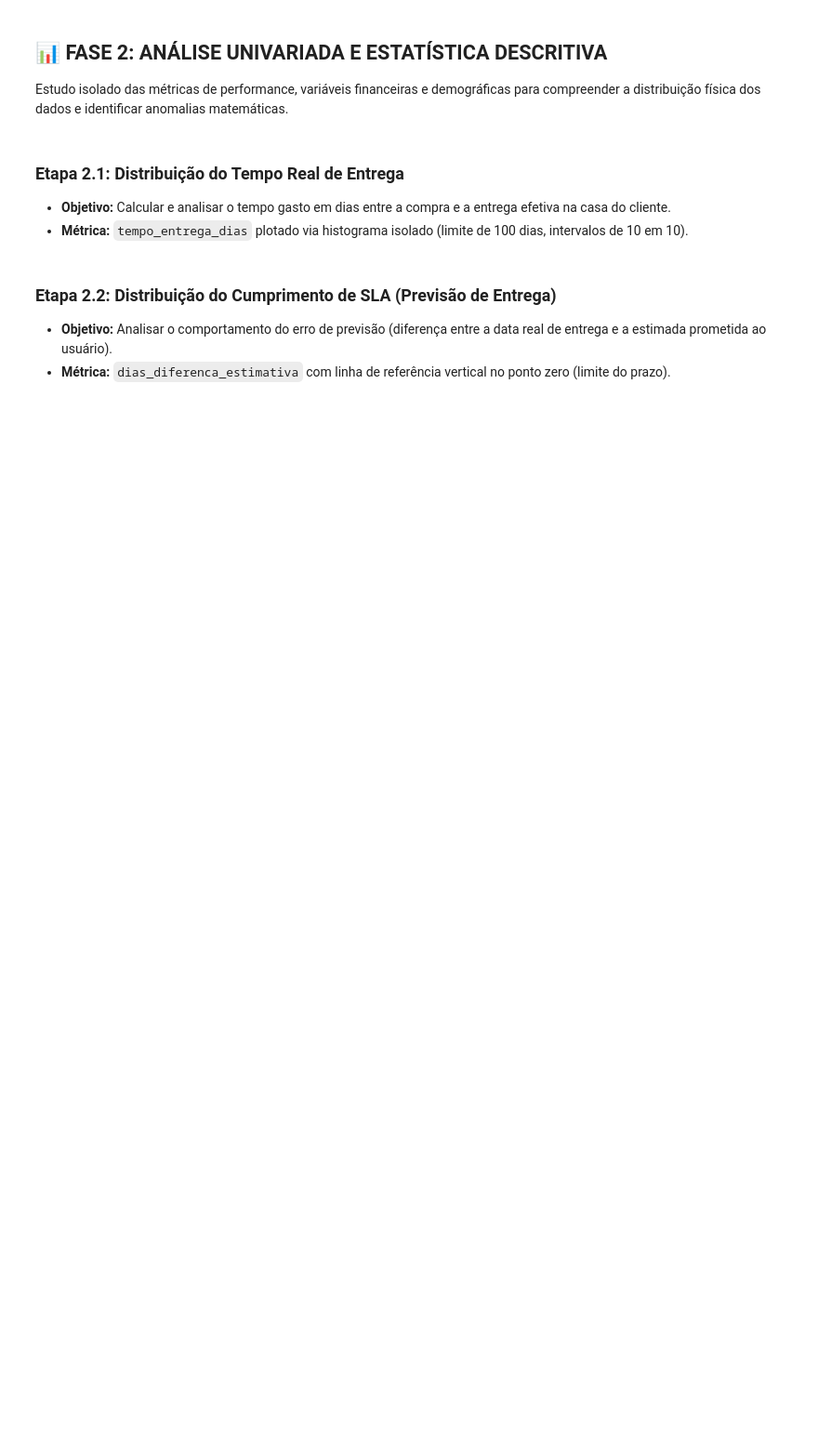
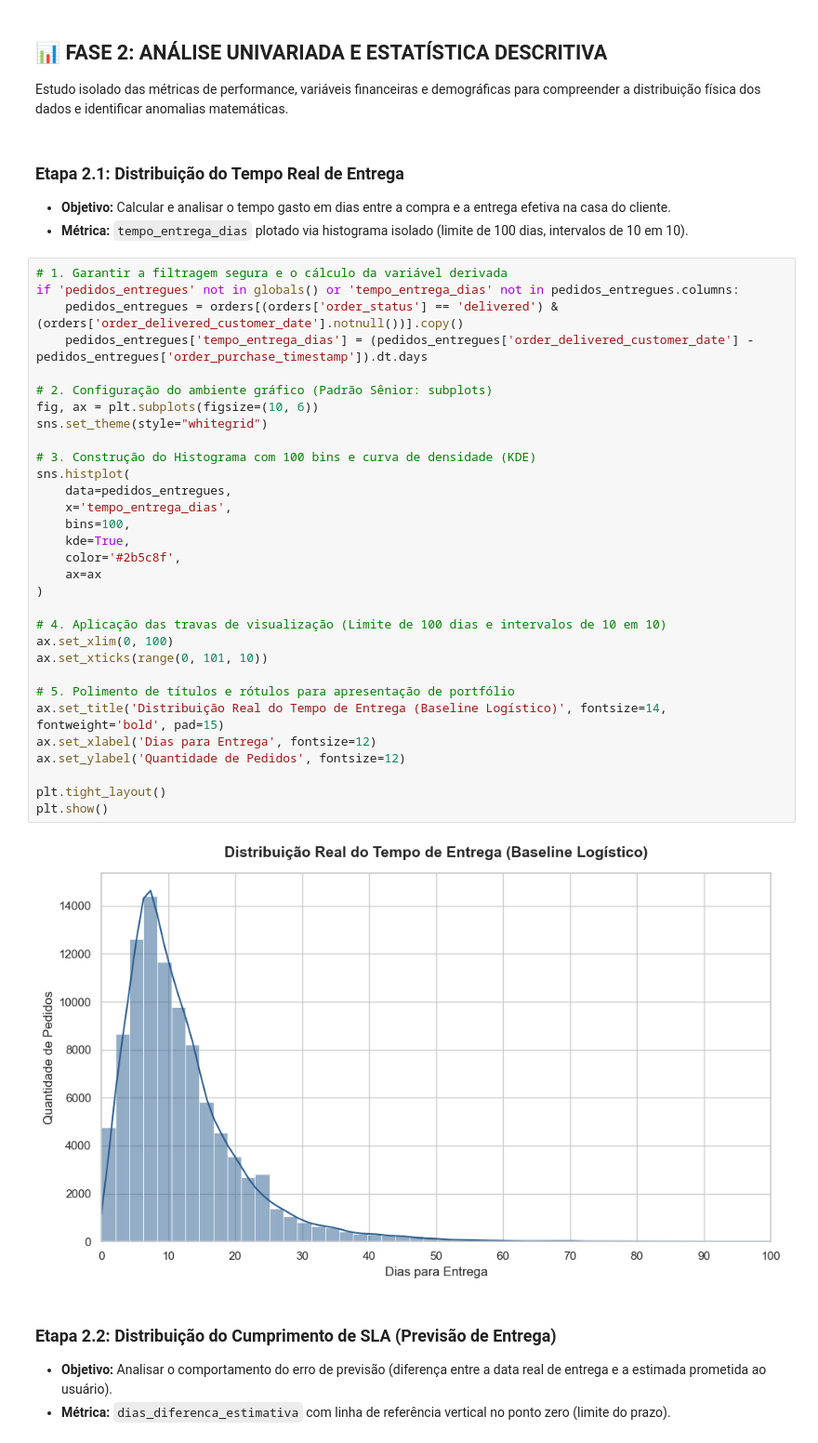
Before and after one commit to LucasBitte/Analytics-Ecom-Brasil, a Jupyter notebook: notebooks/01_eda_negocio_raw.ipynb, the cells around one changed output. Shown at 93% size. Saved outputs shown, nothing was run; the diff lists cells and outputs as text; blank space fills up the shorter version.

```diff
--- a/notebooks/01_eda_negocio_raw.ipynb
+++ b/notebooks/01_eda_negocio_raw.ipynb
@@ -134,6 +135,39 @@ Estudo isolado das métricas de performance, variáveis financeiras e demográfi
 ### Etapa 2.1: Distribuição do Tempo Real de Entrega
 * **Objetivo:** Calcular e analisar o tempo gasto em dias entre a compra e a entrega efetiva na casa do cliente.
 * **Métrica:** `tempo_entrega_dias` plotado via histograma isolado (limite de 100 dias, intervalos de 10 em 10).
+# %%
+# 1. Garantir a filtragem segura e o cálculo da variável derivada
+if 'pedidos_entregues' not in globals() or 'tempo_entrega_dias' not in pedidos_entregues.columns:
+    pedidos_entregues = orders[(orders['order_status'] == 'delivered') & (orders['order_delivered_customer_date'].notnull())].copy()
+    pedidos_entregues['tempo_entrega_dias'] = (pedidos_entregues['order_delivered_customer_date'] - pedidos_entregues['order_purchase_timestamp']).dt.days
+
+# 2. Configuração do ambiente gráfico (Padrão Sênior: subplots)
+fig, ax = plt.subplots(figsize=(10, 6))
+sns.set_theme(style="whitegrid")
+
+# 3. Construção do Histograma com 100 bins e curva de densidade (KDE)
+sns.histplot(
+    data=pedidos_entregues,
+    x='tempo_entrega_dias',
+    bins=100,
+    kde=True,
+    color='#2b5c8f',
+    ax=ax
+)
+
+# 4. Aplicação das travas de visualização (Limite de 100 dias e intervalos de 10 em 10)
+ax.set_xlim(0, 100)
+ax.set_xticks(range(0, 101, 10))
+
+# 5. Polimento de títulos e rótulos para apresentação de portfólio
+ax.set_title('Distribuição Real do Tempo de Entrega (Baseline Logístico)', fontsize=14, fontweight='bold', pad=15)
+ax.set_xlabel('Dias para Entrega', fontsize=12)
+ax.set_ylabel('Quantidade de Pedidos', fontsize=12)
+
+plt.tight_layout()
+plt.show()
+# %% [output]
+[figure, added]
 # %% [markdown]
 ### Etapa 2.2: Distribuição do Cumprimento de SLA (Previsão de Entrega)
 * **Objetivo:** Analisar o comportamento do erro de previsão (diferença entre a data real de entrega e a estimada prometida ao usuário).
```
Also changed, not shown: parts of 23 cells of this notebook, 1 other file.
